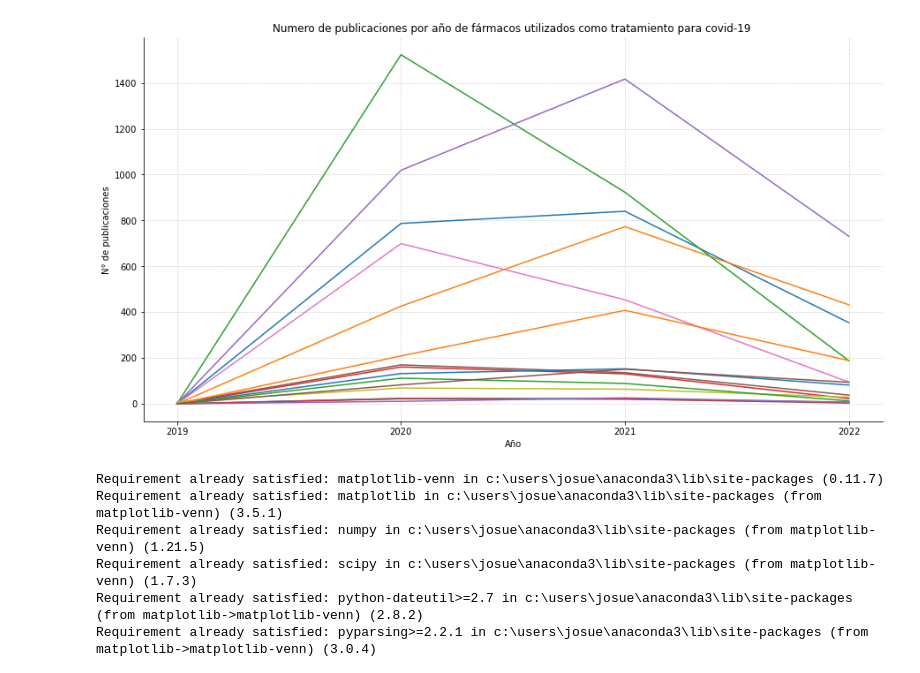
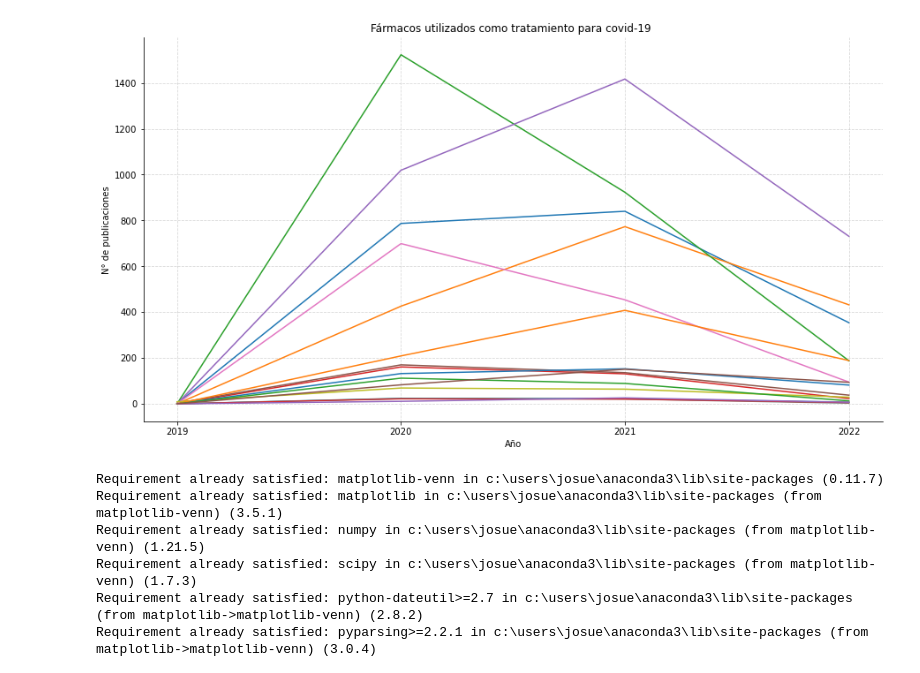
Before and after one commit to josand00/GBI6_ExamenPython, a Jupyter notebook: Proyecto_bio.ipynb, the cells around one changed output. Drawn from its saved outputs; the diff is of its cells as text; code cells hidden in the pictures.

```diff
--- a/Proyecto_bio.ipynb
+++ b/Proyecto_bio.ipynb
@@ -22,35 +21,35 @@ fig, ax = plt.subplots(figsize = (15, 8))
 ax.plot(df["Tocilizumab"])
 ax.plot(df["Interferón 1"])
 ax.plot(df["Cloroquina"])
 ax.plot(df["Arbidol"])
 ax.plot(df["Remdesivir"])
 ax.plot(df["Ribavirina"])
 ax.plot(df["Lopinavir"])
 ax.plot(df["Teicoplanina"])
 ax.plot(df["Sarilumab"])
 ax.plot(df["Siltuximab"])
 ax.plot(df["Anakinra"])
 ax.plot(df["Favipiravir"])
 ax.plot(df["Umifenovir"])
 ax.plot(df["Interferón 2b"])
 ax.plot(df["Corticoides metilprednisilon dexametasona"])
 ax.plot(df["Baricitinib"])
 
 ax.grid(linestyle = "--", alpha = 0.5)
 
 ax.spines["top"].set_alpha(0.0)
 ax.spines["right"].set_alpha(0.0)
 ax.spines["left"].set_alpha(1)
 ax.spines["bottom"].set_alpha(1)
 
-plt.title("Numero de publicaciones por año de fármacos utilizados como tratamiento para covid-19 ")
+plt.title("Fármacos utilizados como tratamiento para covid-19 ")
 plt.xlabel("Año")
 plt.ylabel("N° de publicaciones")
 
 
 plt.show()
 # %% [output]
-[figure, old version]
+[figure, new version]
 # %%
 import pandas as pd
 import matplotlib.pyplot as plt
```
Also changed, not shown: parts of 2 cells of this notebook.
